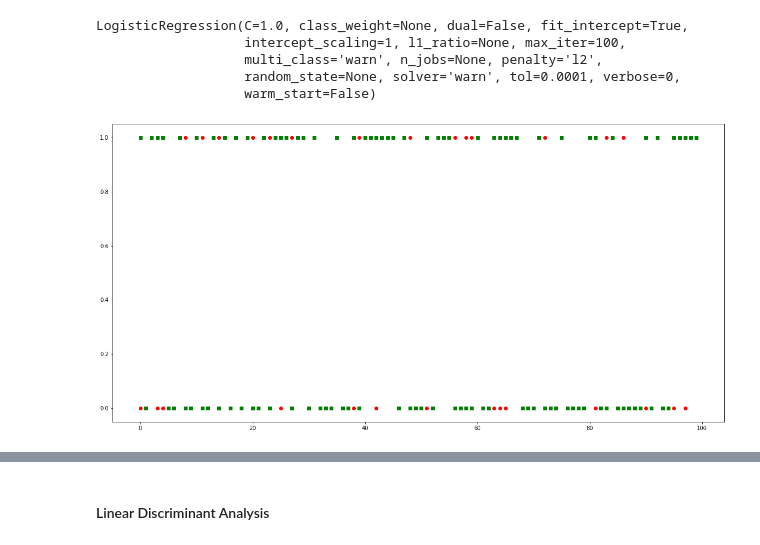
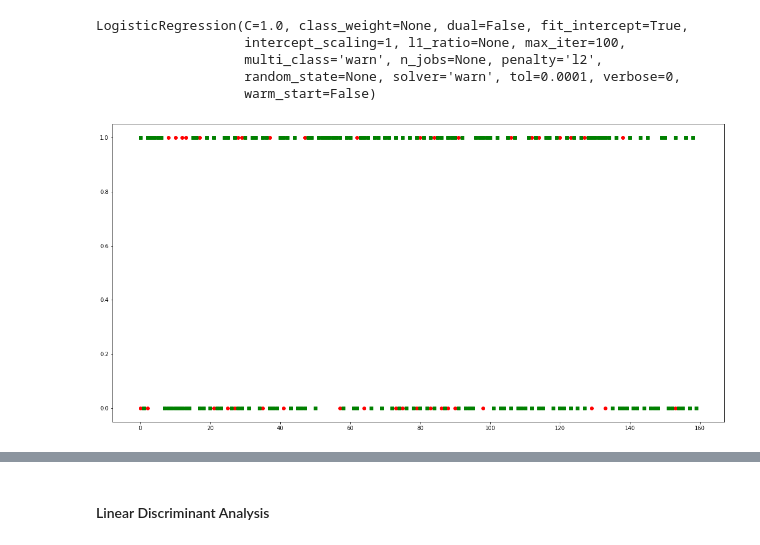
Before and after one commit to eff-kay/aml_classification_models, a Jupyter notebook: mini_project1.ipynb, the cells around one changed output, grey strips where cells are left out. Cells and saved outputs as stored; diff of their text form; code cells hidden in the pictures.

```diff
--- a/mini_project1.ipynb
+++ b/mini_project1.ipynb
@@ -117,10 +123,10 @@ LogisticRegression(C=1.0, class_weight=None, dual=False, fit_intercept=True,
 # %%
 y_predicted = model.predict(X_test)
 pt.figure(figsize=(20,10))
-pt.plot(range(100), y_predicted[:100], 'ro', range(100), y_test[:100], 'gs')
+pt.plot(range(160), y_predicted, 'ro', range(160), y_test, 'gs')
 pt.show()
 # %% [output]
-[figure, old version]
+[figure, new version]
 # %%
 model.score(X_test, y_test)
 # %% [output]
```
Also changed, not shown: parts of 19 cells of this notebook.
